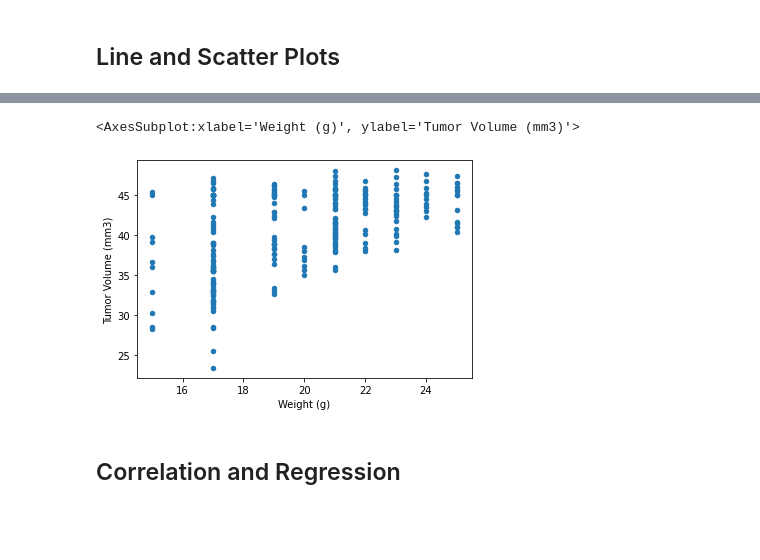
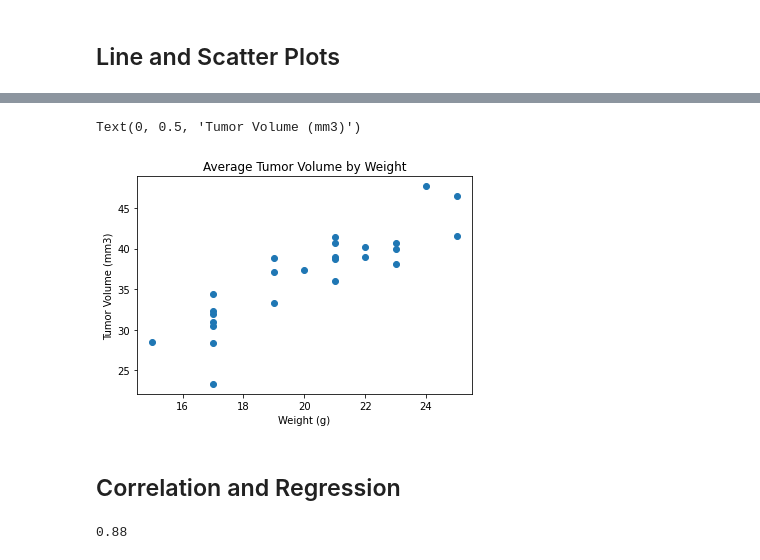
Before and after one commit to felpronove/matplotlib-challenge, a Jupyter notebook: Pymaceuticals/pymaceuticals_starter.ipynb, the cells around one changed output, grey strips where cells are left out. Saved outputs shown, nothing was run; the diff lists cells and outputs as text; code cells hidden in the pictures; blank space fills up the shorter version.

```diff
--- a/Pymaceuticals/pymaceuticals_starter.ipynb
+++ b/Pymaceuticals/pymaceuticals_starter.ipynb
@@ -253,12 +325,23 @@ plt.plot(cap_time_df.values, cap_vol_df.values)
-# %%
-# Generate a scatter plot of average tumor volume vs. mouse weight for the Capomulin regimen
-capomulin_df.plot.scatter(x='Weight (g)',y='Tumor Volume (mm3)')
-# %% [output]
-<AxesSubplot:xlabel='Weight (g)', ylabel='Tumor Volume (mm3)'>
-[figure, removed]
+# %%
+# Generate a scatter plot of average tumor volume vs. mouse weight for the Capomulin regimen
+capomulin_df=max_tumor_df.loc[max_tumor_df["Drug Regimen"]=="Capomulin"] #create a new dataframe of data for the Capomulin regimen
+cap_weight=capomulin_df.loc[:, "Weight (g)"] #filter the dataframe to only include the Weight column
+cap_vol=capomulin_df.loc[:, "Tumor Volume (mm3)"] #filter the dataframe to only include the Tumor Volume column
+
+plt.scatter(cap_weight.values, cap_vol.values) #create a scatterplot of the tumor volume by weight
+plt.title("Average Tumor Volume by Weight")
+plt.xlabel("Weight (g)")
+plt.ylabel("Tumor Volume (mm3)")
+# %% [output]
+Text(0, 0.5, 'Tumor Volume (mm3)')
+[figure, added]
 # %% [markdown]
 ## Correlation and Regression
 # %%
 # Calculate the correlation coefficient and linear regression model
 # for mouse weight and average tumor volume for the Capomulin regimen
 #hint positive correlation
+import scipy.stats as st
+round(st.pearsonr(cap_weight.values, cap_vol.values)[0],2) #find the correlation coefficient for the mouse weight & avg tumor value
+# %% [output]
+0.88
```
Also changed, not shown: parts of 7 cells of this notebook.
